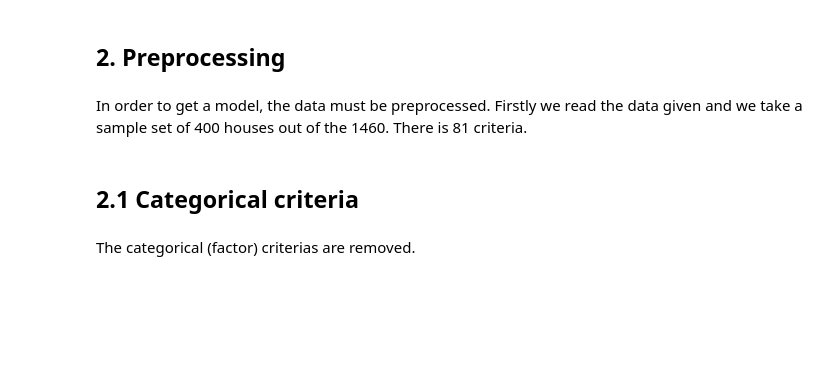
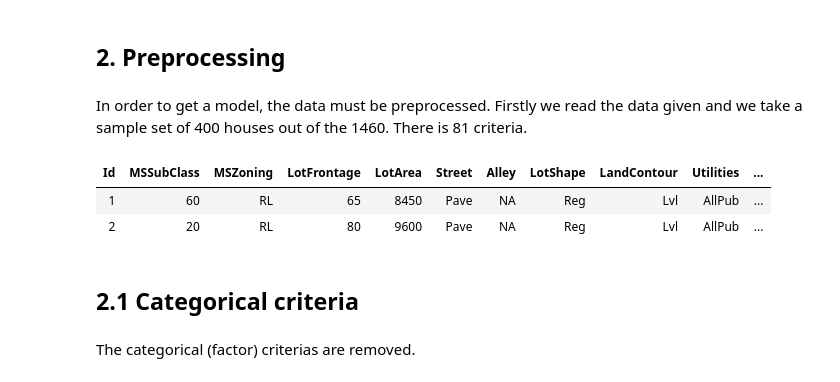
Before and after one commit to BBberghman/INFOF422-Kaggle, a Jupyter notebook: INFOF422_BerghmanErica.ipynb, the cells around one changed output. Cells and saved outputs as stored; diff of their text form; code cells hidden in the pictures; blank space fills up the shorter version.

```diff
--- a/INFOF422_BerghmanErica.ipynb
+++ b/INFOF422_BerghmanErica.ipynb
@@ -27,8 +28,14 @@ In order to get a model, the data must be preprocessed. Firstly we read the data
 # %%
 data<-read.csv("input/train.csv")
 data.sample<-data[sample(nrow(data),dataSample),]
-#dim(data.sample)
-#data[1:2,]
+if (print) {
+    dim(data.sample)
+    data[1:2,]
+}
+# %% [output]
+| Id | MSSubClass | MSZoning | LotFrontage | LotArea | Street | Alley | LotShape | LandContour | Utilities | ... |
+| 1 | 60 | RL | 65 | 8450 | Pave | NA | Reg | Lvl | AllPub | ... |
+| 2 | 20 | RL | 80 | 9600 | Pave | NA | Reg | Lvl | AllPub | ... |
 # %% [markdown]
 ## 2.1 Categorical criteria
 # %% [markdown]
```
Also changed, not shown: parts of 34 cells of this notebook.
